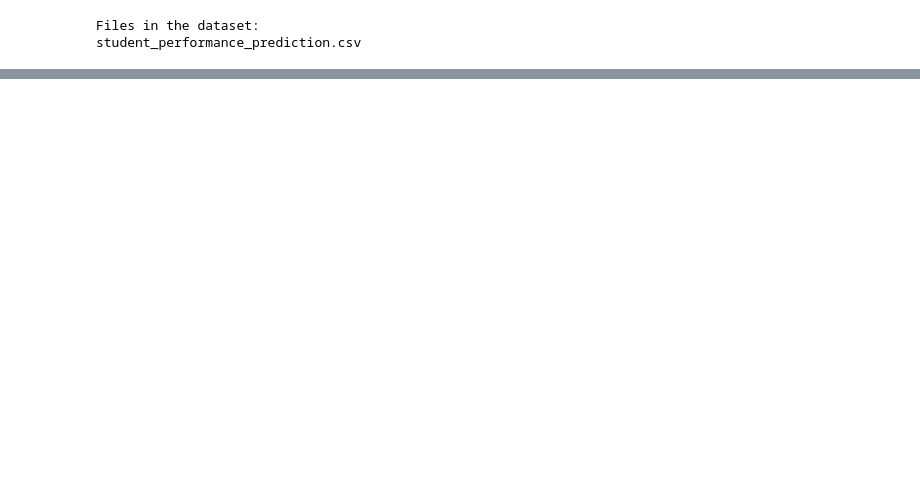
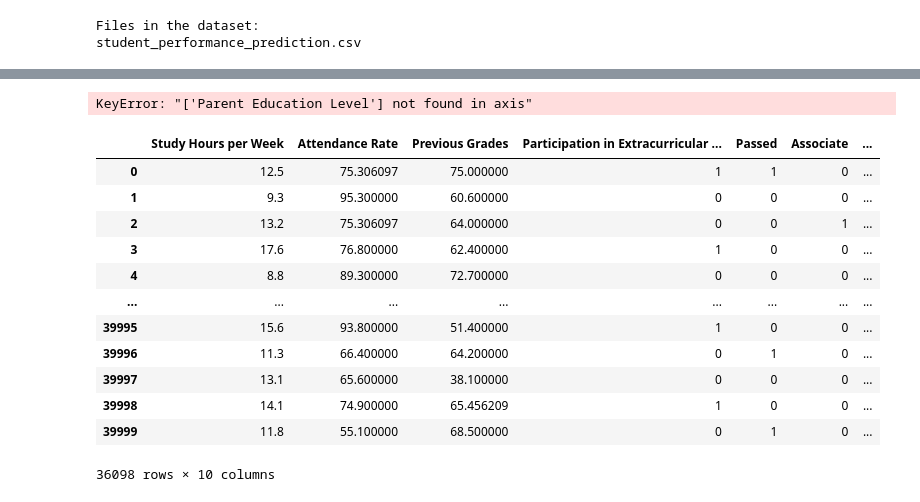
Before and after one commit to rahulpirwani7/Student-Pass-Fail-Prediction, a Jupyter notebook: Passandfailpredication.ipynb, the cells around one changed output, grey strips where cells are left out. Cells and saved outputs as stored; diff of their text form; code cells hidden in the pictures; blank space fills up the shorter version.

```diff
--- a/Passandfailpredication.ipynb
+++ b/Passandfailpredication.ipynb
@@ -64,3 +65,15 @@ df.describe()
 | 50% | 10.000000 | 75.300000 | 65.200000 |
 | 75% | 13.400000 | 88.800000 | 75.200000 |
 | max | 32.400000 | 150.200000 | 200.000000 |
+# %%
+X = ['Study Hours per Week', 'Attendance Rate', 'Previous Grades']
+
+for col in X:
+    mean = df[col].mean()
+    df[col] = df[col].fillna(mean)
+    df.loc[(df[col] < 0) | (df[col] > 100), col] = mean
+# %%
+from sklearn.preprocessing import LabelEncoder
+le=LabelEncoder()
+df['Participation in Extracurricular Activities']=le.fit_transform(df['Participation in Extracurricular Activities'])
+df['Passed']=le.fit_transform(df['Passed'])
@@ -66,0 +92,26 @@ df.describe()
+# %%
+df = pd.get_dummies(
+    df,
+    columns=["Parent Education Level"],
+    prefix="",
+    prefix_sep="",
+    dtype=int
+)
+# %% [output]
+KeyError: "['Parent Education Level'] not found in axis"
+# %%
+df.decribe()
+# %% [output]
+|  | Study Hours per Week | Attendance Rate | Previous Grades | Participation in Extracurricular ... | Passed | Associate | ... |
+| 0 | 12.5 | 75.306097 | 75.000000 | 1 | 1 | 0 | ... |
+| 1 | 9.3 | 95.300000 | 60.600000 | 0 | 0 | 0 | ... |
+| 2 | 13.2 | 75.306097 | 64.000000 | 0 | 0 | 1 | ... |
+| 3 | 17.6 | 76.800000 | 62.400000 | 1 | 0 | 0 | ... |
+| 4 | 8.8 | 89.300000 | 72.700000 | 0 | 0 | 0 | ... |
+| ... | ... | ... | ... | ... | ... | ... | ... |
+| 39995 | 15.6 | 93.800000 | 51.400000 | 1 | 0 | 0 | ... |
+| 39996 | 11.3 | 66.400000 | 64.200000 | 0 | 1 | 0 | ... |
+| 39997 | 13.1 | 65.600000 | 38.100000 | 0 | 0 | 0 | ... |
+| 39998 | 14.1 | 74.900000 | 65.456209 | 1 | 0 | 0 | ... |
+| 39999 | 11.8 | 55.100000 | 68.500000 | 0 | 1 | 0 | ... |
+36098 rows × 10 columns
```
Also changed, not shown: parts of 5 cells of this notebook.
